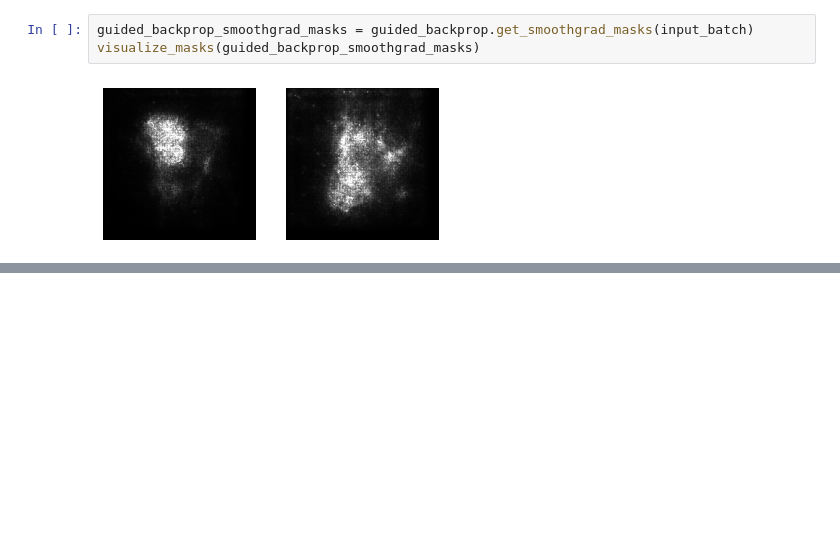
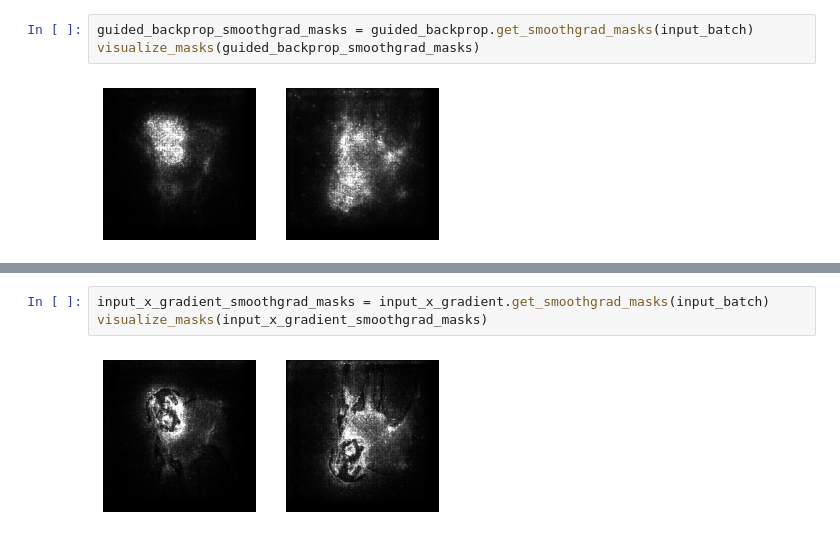
Before and after one commit to aboggust/interpretability-methods, a Jupyter notebook: examples/interpretability_examples.ipynb, the cells around one changed output, grey strips where cells are left out. Saved outputs shown, nothing was run; the diff lists cells and outputs as text; blank space fills up the shorter version.

```diff
--- a/examples/interpretability_examples.ipynb
+++ b/examples/interpretability_examples.ipynb
@@ -97,0 +108,5 @@ visualize_masks(guided_backprop_smoothgrad_masks)
+# %%
+input_x_gradient_smoothgrad_masks = input_x_gradient.get_smoothgrad_masks(input_batch)
+visualize_masks(input_x_gradient_smoothgrad_masks)
+# %% [output]
+[figure, added]
```
Also changed, not shown: parts of 3 cells of this notebook, 1 other file.
